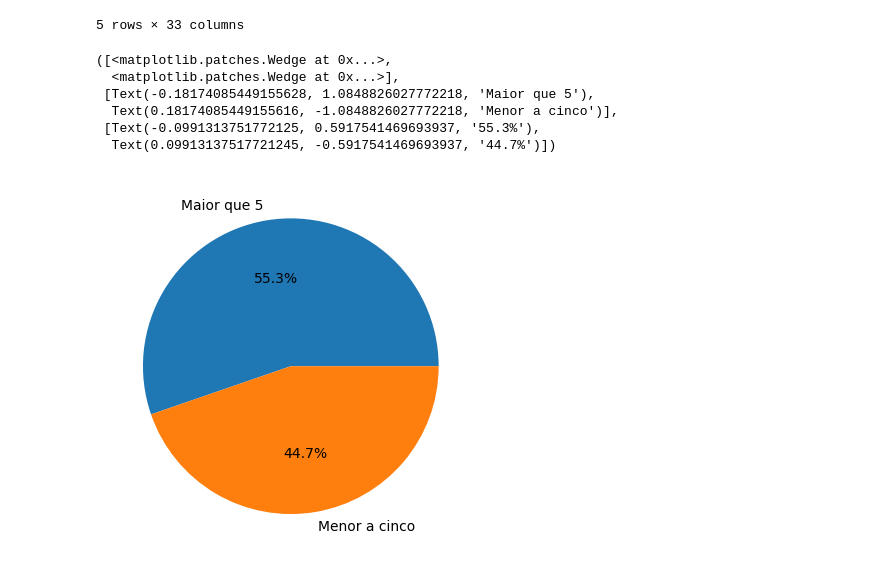
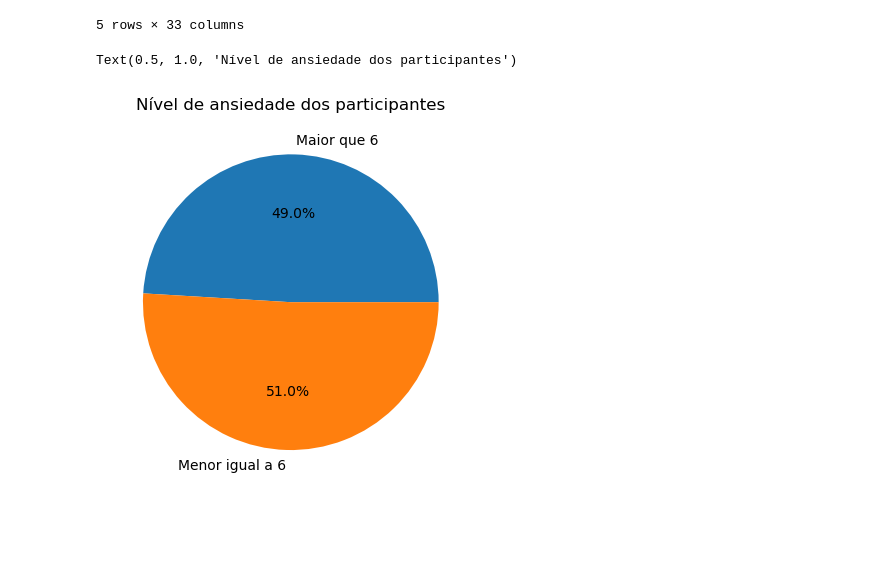
Before and after one commit to pcmoraesmenezes/Exploring-Correlations-Between-Musical-Preferences-and-Mental-Health-A-Machine-Learning-Approach, a Jupyter notebook: código/main.ipynb, the cells around one changed output. Cells and saved outputs as stored; diff of their text form; code cells hidden in the pictures; blank space fills up the shorter version.

```diff
--- a/código/main.ipynb
+++ b/código/main.ipynb
@@ -37,17 +37,13 @@ DATA_FRAME.head()
 | 4 | 8/27/2022 21:54:47 | 18.0 | Spotify | 4.0 | Yes | No | No | ... |
 5 rows × 33 columns
 # %%
-quantos_tem_ansiedade_maior_que_cinco = DATA_FRAME[DATA_FRAME['Anxiety'] > 6].shape[0]
-quantos_tem_ansiedade_maior_que_cinco
+nivel_de_ansiedade_sup = DATA_FRAME[DATA_FRAME['Anxiety'] > 6].shape[0]
 
-quantos_tem_ansiedade_menor_que_cinco = DATA_FRAME[DATA_FRAME['Anxiety'] < 6].shape[0]
+nivel_de_ansiedade_inf = DATA_FRAME[DATA_FRAME['Anxiety'] <= 6].shape[0]
 
-plt.pie([quantos_tem_ansiedade_maior_que_cinco, quantos_tem_ansiedade_menor_que_cinco], labels=['Maior que 5', 'Menor a cinco'], autopct='%1.1f%%')
+plt.pie([nivel_de_ansiedade_sup, nivel_de_ansiedade_inf], labels=['Maior que 6', 'Menor igual a 6'], autopct='%1.1f%%')
+
+plt.title('Nível de ansiedade dos participantes')
 # %% [output]
-([<matplotlib.patches.Wedge at 0x...>,
-  <matplotlib.patches.Wedge at 0x...>],
- [Text(-0.18174085449155628, 1.0848826027772218, 'Maior que 5'),
-  Text(0.18174085449155616, -1.0848826027772218, 'Menor a cinco')],
- [Text(-0.0991313751772125, 0.5917541469693937, '55.3%'),
-  Text(0.09913137517721245, -0.5917541469693937, '44.7%')])
+Text(0.5, 1.0, 'Nível de ansiedade dos participantes')
-[figure, old version]
+[figure, new version]
```
Also changed, not shown: parts of 5 cells of this notebook.
